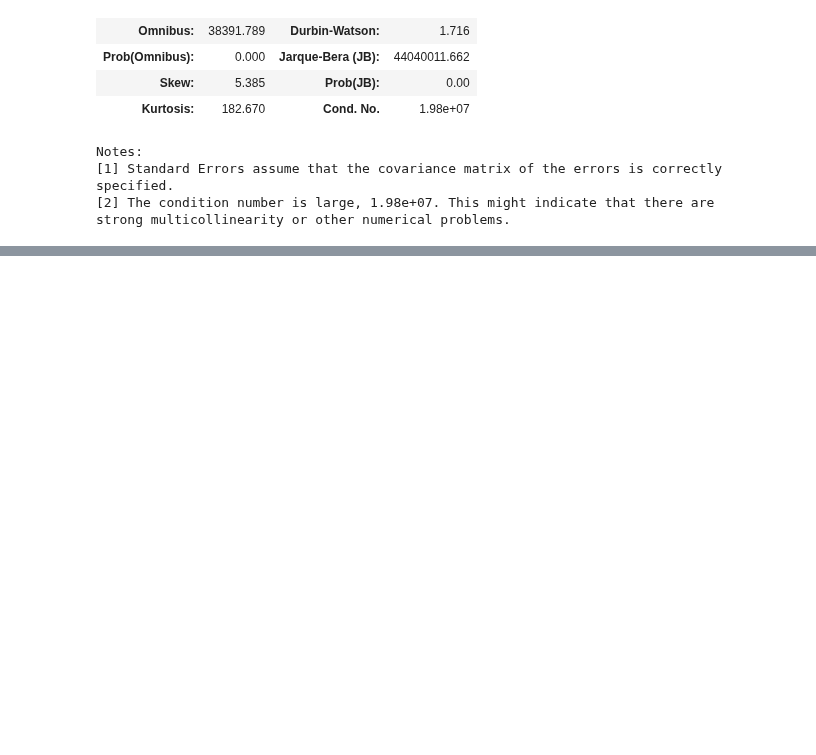
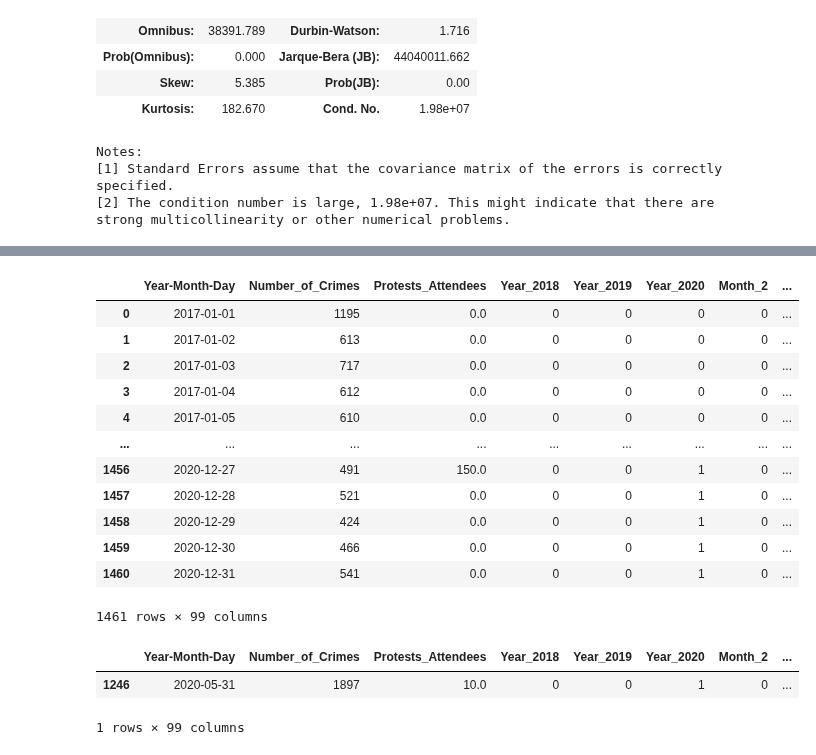
Before and after one commit to leo-cavalcante/crimes-in-chicago, a Jupyter notebook: Time Analysis.ipynb, the cells around one changed output, grey strips where cells are left out. Cells and saved outputs as stored; diff of their text form; code cells hidden in the pictures; blank space fills up the shorter version.

```diff
--- a/Time Analysis.ipynb
+++ b/Time Analysis.ipynb
@@ -1175,0 +1021,25 @@ crimes_events2["Year-Month-Day"].min()
+# %%
+# Creating a columns to indicate the day in which happened the George Floyd protests
+crimes_events2["GeorgeFloyd"] = 0
+crimes_events2.loc[crimes_events2["Year-Month-Day"]=="2020-05-31","GeorgeFloyd"]=1
+crimes_events2
+# %% [output]
+|  | Year-Month-Day | Number_of_Crimes | Protests_Attendees | Year_2018 | Year_2019 | Year_2020 | Month_2 | ... |
+| 0 | 2017-01-01 | 1195 | 0.0 | 0 | 0 | 0 | 0 | ... |
+| 1 | 2017-01-02 | 613 | 0.0 | 0 | 0 | 0 | 0 | ... |
+| 2 | 2017-01-03 | 717 | 0.0 | 0 | 0 | 0 | 0 | ... |
+| 3 | 2017-01-04 | 612 | 0.0 | 0 | 0 | 0 | 0 | ... |
+| 4 | 2017-01-05 | 610 | 0.0 | 0 | 0 | 0 | 0 | ... |
+| ... | ... | ... | ... | ... | ... | ... | ... | ... |
+| 1456 | 2020-12-27 | 491 | 150.0 | 0 | 0 | 1 | 0 | ... |
+| 1457 | 2020-12-28 | 521 | 0.0 | 0 | 0 | 1 | 0 | ... |
+| 1458 | 2020-12-29 | 424 | 0.0 | 0 | 0 | 1 | 0 | ... |
+| 1459 | 2020-12-30 | 466 | 0.0 | 0 | 0 | 1 | 0 | ... |
+| 1460 | 2020-12-31 | 541 | 0.0 | 0 | 0 | 1 | 0 | ... |
+1461 rows × 99 columns
+# %%
+crimes_events2[crimes_events2.GeorgeFloyd==1]
+# %% [output]
+|  | Year-Month-Day | Number_of_Crimes | Protests_Attendees | Year_2018 | Year_2019 | Year_2020 | Month_2 | ... |
+| 1246 | 2020-05-31 | 1897 | 10.0 | 0 | 0 | 1 | 0 | ... |
+1 rows × 99 columns
```
Also changed, not shown: parts of 71 cells of this notebook.
